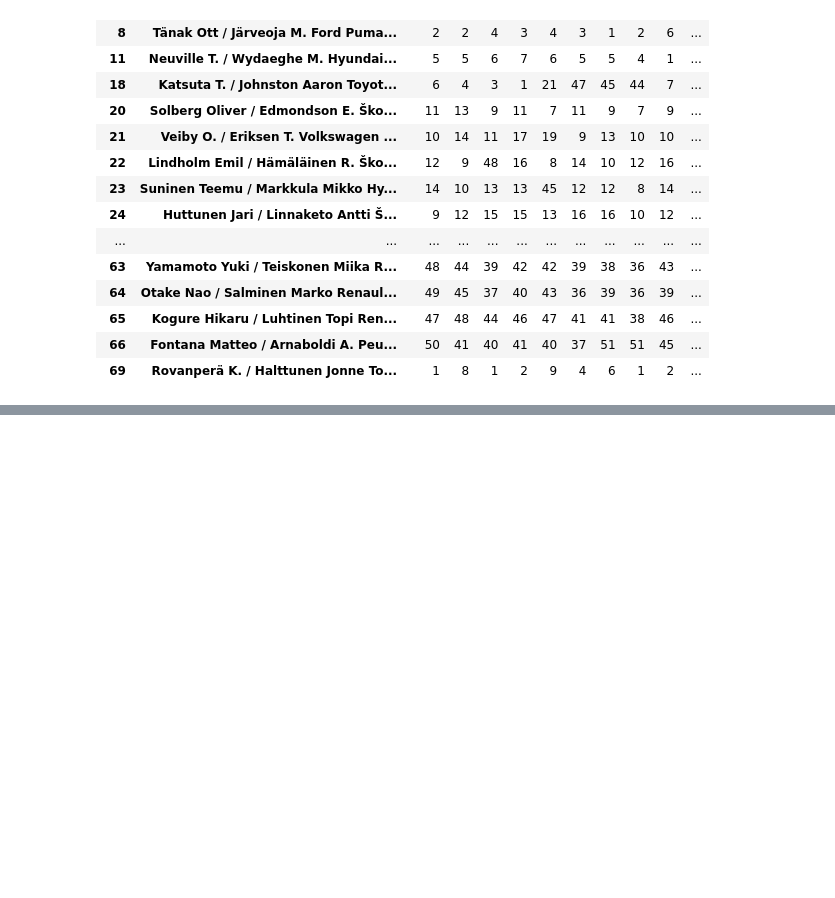
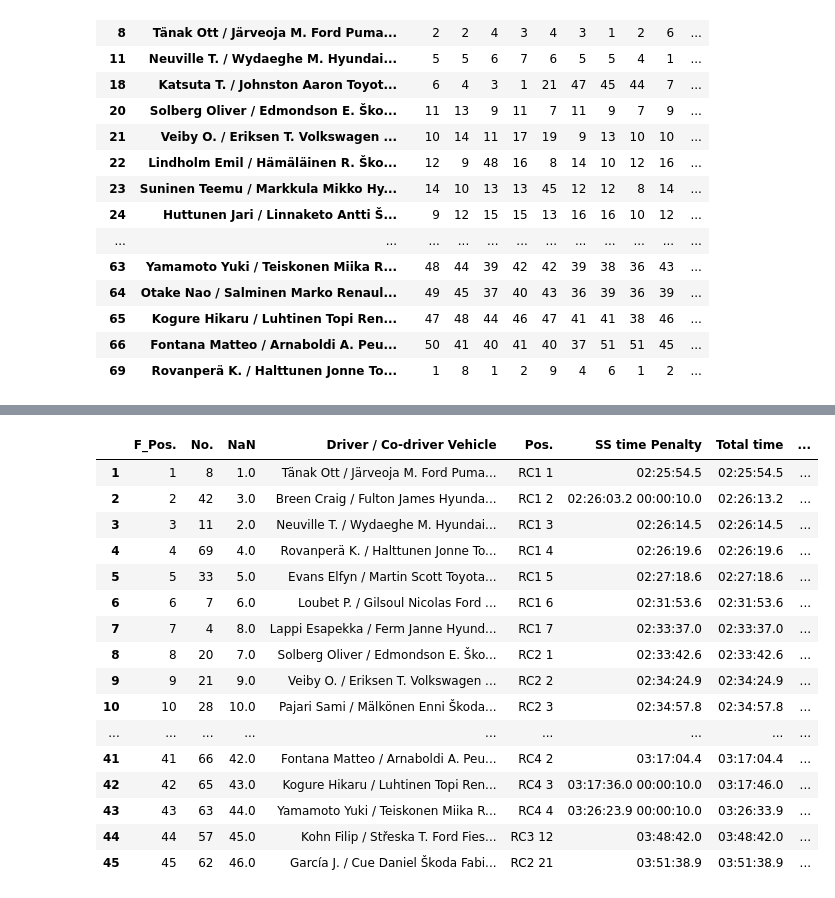
Before and after one commit to teneatis/results2023, a Jupyter notebook: wrc/02_Sweden/sweden_positions.ipynb, the cells around one changed output, grey strips where cells are left out. Cells and saved outputs as stored; diff of their text form; code cells hidden in the pictures; blank space fills up the shorter version.

```diff
--- a/wrc/02_Sweden/sweden_positions.ipynb
+++ b/wrc/02_Sweden/sweden_positions.ipynb
@@ -103,0 +107,31 @@ sweden2023_view2
+# %%
+linkFinal = 'https://rally-base.com/2023/rally-sweden-2023/'
+reqF = urllib.request.Request(linkFinal, headers={'User-Agent': 'Mozilla/5.0'})
+uClient = urllib.request.urlopen(reqF)
+page_F = uClient.read()
+uClient.close()
+dataF = pd.read_html(page_F)[2]
+
+dataF.columns = dataF.iloc[0]
+dataF = dataF[1:]
+dataF.columns.values[0] = "F_Pos."
+#dataF.rename(columns={'Pos.': 'F_Pos.'})
+dataF
+# %% [output]
+|  | F_Pos. | No. | NaN | Driver / Co-driver Vehicle | Pos. | SS time Penalty | Total time | ... |
+| 1 | 1 | 8 | 1.0 | Tänak Ott / Järveoja M. Ford Puma... | RC1 1 | 02:25:54.5 | 02:25:54.5 | ... |
+| 2 | 2 | 42 | 3.0 | Breen Craig / Fulton James Hyunda... | RC1 2 | 02:26:03.2 00:00:10.0 | 02:26:13.2 | ... |
+| 3 | 3 | 11 | 2.0 | Neuville T. / Wydaeghe M. Hyundai... | RC1 3 | 02:26:14.5 | 02:26:14.5 | ... |
+| 4 | 4 | 69 | 4.0 | Rovanperä K. / Halttunen Jonne To... | RC1 4 | 02:26:19.6 | 02:26:19.6 | ... |
+| 5 | 5 | 33 | 5.0 | Evans Elfyn / Martin Scott Toyota... | RC1 5 | 02:27:18.6 | 02:27:18.6 | ... |
+| 6 | 6 | 7 | 6.0 | Loubet P. / Gilsoul Nicolas Ford ... | RC1 6 | 02:31:53.6 | 02:31:53.6 | ... |
+| 7 | 7 | 4 | 8.0 | Lappi Esapekka / Ferm Janne Hyund... | RC1 7 | 02:33:37.0 | 02:33:37.0 | ... |
+| 8 | 8 | 20 | 7.0 | Solberg Oliver / Edmondson E. Ško... | RC2 1 | 02:33:42.6 | 02:33:42.6 | ... |
+| 9 | 9 | 21 | 9.0 | Veiby O. / Eriksen T. Volkswagen ... | RC2 2 | 02:34:24.9 | 02:34:24.9 | ... |
+| 10 | 10 | 28 | 10.0 | Pajari Sami / Mälkönen Enni Škoda... | RC2 3 | 02:34:57.8 | 02:34:57.8 | ... |
+| ... | ... | ... | ... | ... | ... | ... | ... | ... |
+| 41 | 41 | 66 | 42.0 | Fontana Matteo / Arnaboldi A. Peu... | RC4 2 | 03:17:04.4 | 03:17:04.4 | ... |
+| 42 | 42 | 65 | 43.0 | Kogure Hikaru / Luhtinen Topi Ren... | RC4 3 | 03:17:36.0 00:00:10.0 | 03:17:46.0 | ... |
+| 43 | 43 | 63 | 44.0 | Yamamoto Yuki / Teiskonen Miika R... | RC4 4 | 03:26:23.9 00:00:10.0 | 03:26:33.9 | ... |
+| 44 | 44 | 57 | 45.0 | Kohn Filip / Střeska T. Ford Fies... | RC3 12 | 03:48:42.0 | 03:48:42.0 | ... |
+| 45 | 45 | 62 | 46.0 | García J. / Cue Daniel Škoda Fabi... | RC2 21 | 03:51:38.9 | 03:51:38.9 | ... |
```
Also changed, not shown: parts of 7 cells of this notebook, 23 other files.
